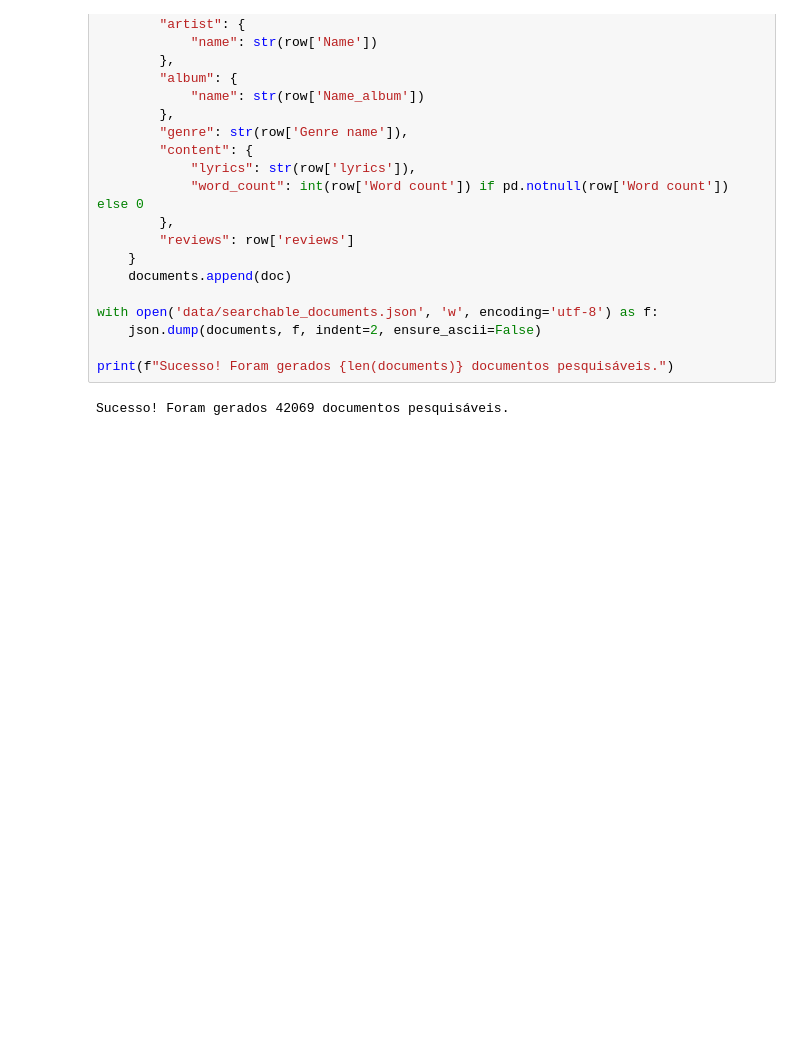
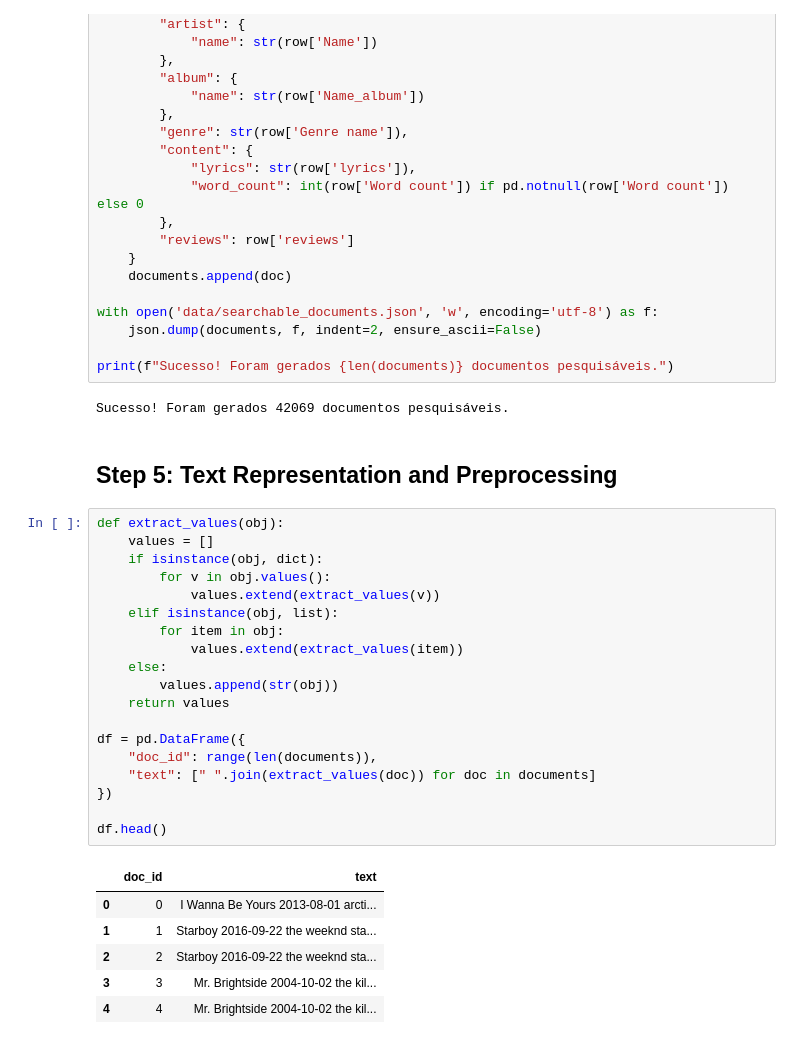
Before and after one commit to nunollages/IPAI, a Jupyter notebook: Code.ipynb, the cells around one changed output. Cells and saved outputs as stored; diff of their text form; blank space fills up the shorter version.

```diff
--- a/Code.ipynb
+++ b/Code.ipynb
@@ -632,3 +634,31 @@ with open('data/searchable_documents.json', 'w', encoding='utf-8') as f:
 print(f"Sucesso! Foram gerados {len(documents)} documentos pesquisáveis.")
 # %% [output]
 Sucesso! Foram gerados 42069 documentos pesquisáveis.
+# %% [markdown]
+## Step 5: Text Representation and Preprocessing
+# %%
+def extract_values(obj):
+    values = []
+    if isinstance(obj, dict):
+        for v in obj.values():
+            values.extend(extract_values(v))
+    elif isinstance(obj, list):
+        for item in obj:
+            values.extend(extract_values(item))
+    else:
+        values.append(str(obj))
+    return values
+
+df = pd.DataFrame({
+    "doc_id": range(len(documents)),
+    "text": [" ".join(extract_values(doc)) for doc in documents]
+})
+
+df.head()
+# %% [output]
+|  | doc_id | text |
+| 0 | 0 | I Wanna Be Yours 2013-08-01 arcti... |
+| 1 | 1 | Starboy 2016-09-22 the weeknd sta... |
+| 2 | 2 | Starboy 2016-09-22 the weeknd sta... |
+| 3 | 3 | Mr. Brightside 2004-10-02 the kil... |
+| 4 | 4 | Mr. Brightside 2004-10-02 the kil... |
```
Also changed, not shown: parts of 2 cells of this notebook, 1 other file.
